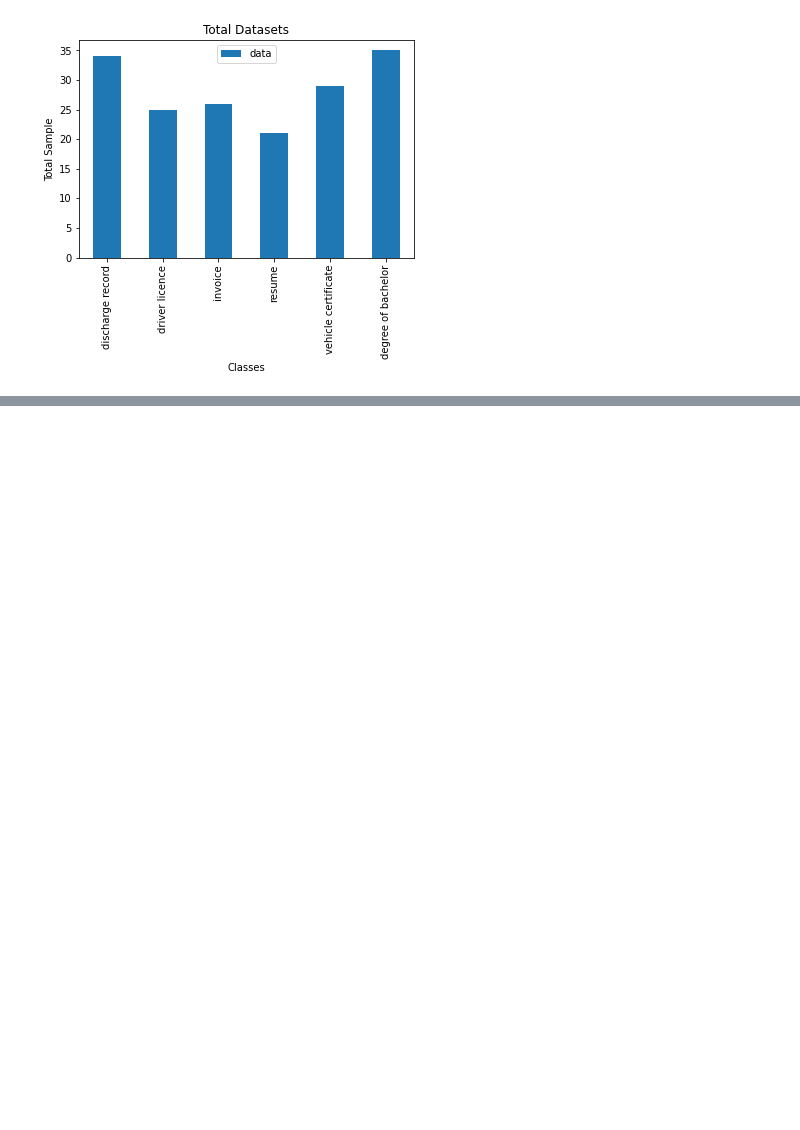
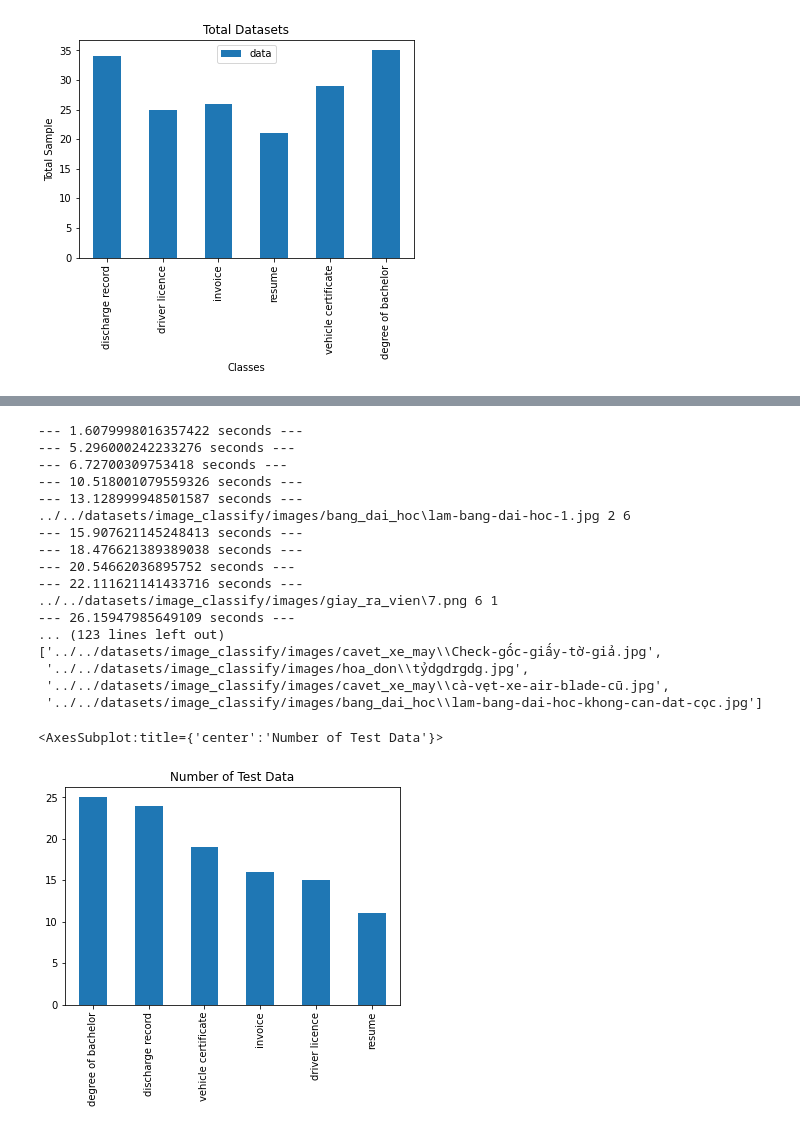
Before and after one commit to dnguyenngoc/image-classify, a Jupyter notebook: phobert_large_final.ipynb, the cells around one changed output, grey strips where cells are left out. Cells and saved outputs as stored; diff of their text form; code cells hidden in the pictures; blank space fills up the shorter version.

```diff
--- a/phobert_large_final.ipynb
+++ b/phobert_large_final.ipynb
@@ -233,13 +234,18 @@ x = 0
 y_actu = []
 y_pred = []
 
+error = []
 for i in range(len(df['image'])):
     image_path = df['image'][i]
     class_id = df['class'][i]
 
-    image = scanner.process(image_utils.load(image_path))
-    image = image_utils.pre_process(image)
-    text = tesseract.excecute(image)
+    try:
+        image = scanner.process(image_utils.load(image_path))
+        image = image_utils.pre_process(image)
+        text = tesseract.excecute(image)
+    except:
+        error.append(image_path)
+        continue
 
     tokens = word_tokenize(text_utils.text_cleaner(text))
     tokens = text_utils.fix_tokens(tokens, STOPWORDS)
@@ -250,34 +256,55 @@ for i in range(len(df['image'])):
         for i in range(len(tokens) - LEN_TOKEN):
             tokens.append('None')
     input_ids = torch.tensor([tokenizer.encode(tokens)])
     with torch.no_grad():
         features = phobert(input_ids)
     es_dim = features['pooler_output'][0].tolist()
     pred = es_utils.matching_elasticsearch_index(es, INDEX_NAME, es_dim)
 
     hits = pred['hits']['hits']
     class_pre = hits[0]['_source']['id']
 
     y_actu.append(class_id)
     y_pred.append(class_pre)
 
     if class_id == class_pre:
         x += 1
     else:
         print(image_path, class_pre, class_id)
 #     confusion_matrix[class_id -1, class_pre -1] += 1
     print("--- %s seconds ---" % (time.time() - start_time))
 
-print(x/len(df['image']))
+print(x/(len(df['image']) - len(error)))
+pprint(error)
 
 # #     df_check = pd.json_normalize(hits)
 # #     df_check = df_check[['_source.id', '_score']]
 # #     df_check = df_check.rename(columns = {'_source.id': 'id', '_score': 'score'})
 # #     df_check = df_check.groupby(["id"], as_index=False).mean()
 # #     class_pre = df_check.loc[df_check['score'].idxmax()]['id']
 
 df_show= df['class'].apply(get_class_name)
 df_show.value_counts().plot(kind="bar", title="Number of Test Data")
+# %% [output]
+--- 1.6079998016357422 seconds ---
+--- 5.296000242233276 seconds ---
+--- 6.72700309753418 seconds ---
+--- 10.518001079559326 seconds ---
+--- 13.128999948501587 seconds ---
+../../datasets/image_classify/images/bang_dai_hoc\lam-bang-dai-hoc-1.jpg 2 6
+--- 15.907621145248413 seconds ---
+--- 18.476621389389038 seconds ---
+--- 20.54662036895752 seconds ---
+--- 22.111621141433716 seconds ---
+../../datasets/image_classify/images/giay_ra_vien\7.png 6 1
+--- 26.15947985649109 seconds ---
+... (123 lines left out)
+['../../datasets/image_classify/images/cavet_xe_may\\Check-gốc-giấy-tờ-giả.jpg',
+ '../../datasets/image_classify/images/hoa_don\\tỷdgdrgdg.jpg',
+ '../../datasets/image_classify/images/cavet_xe_may\\cà-vẹt-xe-air-blade-cũ.jpg',
+ '../../datasets/image_classify/images/bang_dai_hoc\\lam-bang-dai-hoc-khong-can-dat-cọc.jpg']
+<AxesSubplot:title={'center':'Number of Test Data'}>
+[figure, added]
 # %%
 import seaborn as sn
 import numpy as np
```
Also changed, not shown: parts of 6 cells of this notebook, 5 other files.
